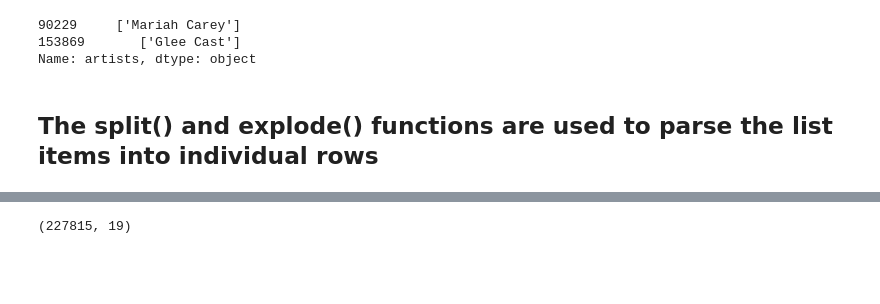
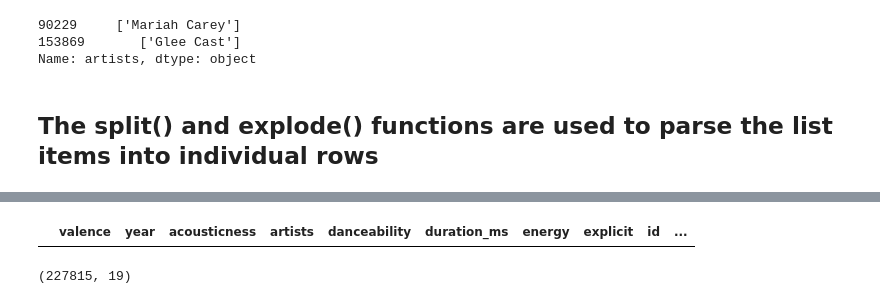
Before and after one commit to Corters22/BeforeYouSayIDoApp, a Jupyter notebook: project 3 - machine learning/data_cleanup.ipynb, the cells around one changed output, grey strips where cells are left out. Drawn from its saved outputs; the diff is of its cells as text; code cells hidden in the pictures; blank space fills up the shorter version.

```diff
--- a/project 3 - machine learning/data_cleanup.ipynb
+++ b/project 3 - machine learning/data_cleanup.ipynb
@@ -138,6 +138,10 @@ data_df.head()
 | 2 | 0.0594 | 1921 | 0.982 | Berliner Philharmoniker | 0.279 | 831667 | 0.211 | 0 | 4BJqT0PrAfrxzMOxytFOIz | ... |
 | 3 | 0.9630 | 1921 | 0.732 | Dennis Day | 0.819 | 180533 | 0.341 | 0 | 7xPhfUan2yNtyFG0cUWkt8 | ... |
 | 4 | 0.0394 | 1921 | 0.961 | KHP Kridhamardawa Karaton Ngayogy... | 0.328 | 500062 | 0.166 | 0 | 1o6I8BglA6ylDMrIELygv1 | ... |
+# %%
+data_df.loc[(data_df['name']=='All I Want For Christmas Is You') & (data_df['artists']=='Mariah Carey')]
+# %% [output]
+|  | valence | year | acousticness | artists | danceability | duration_ms | energy | explicit | id | ... |
 # %%
 data_df.shape
 # %% [output]
```
Also changed, not shown: parts of 4 cells of this notebook.
